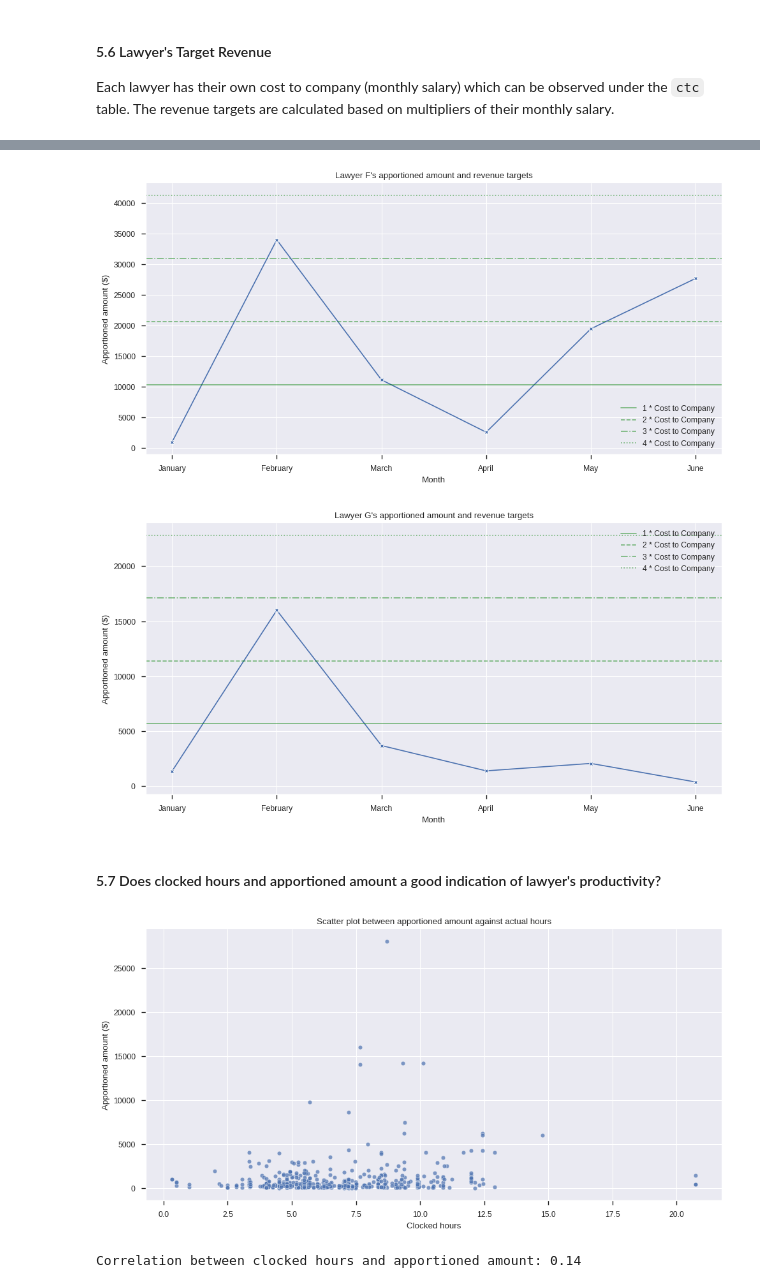
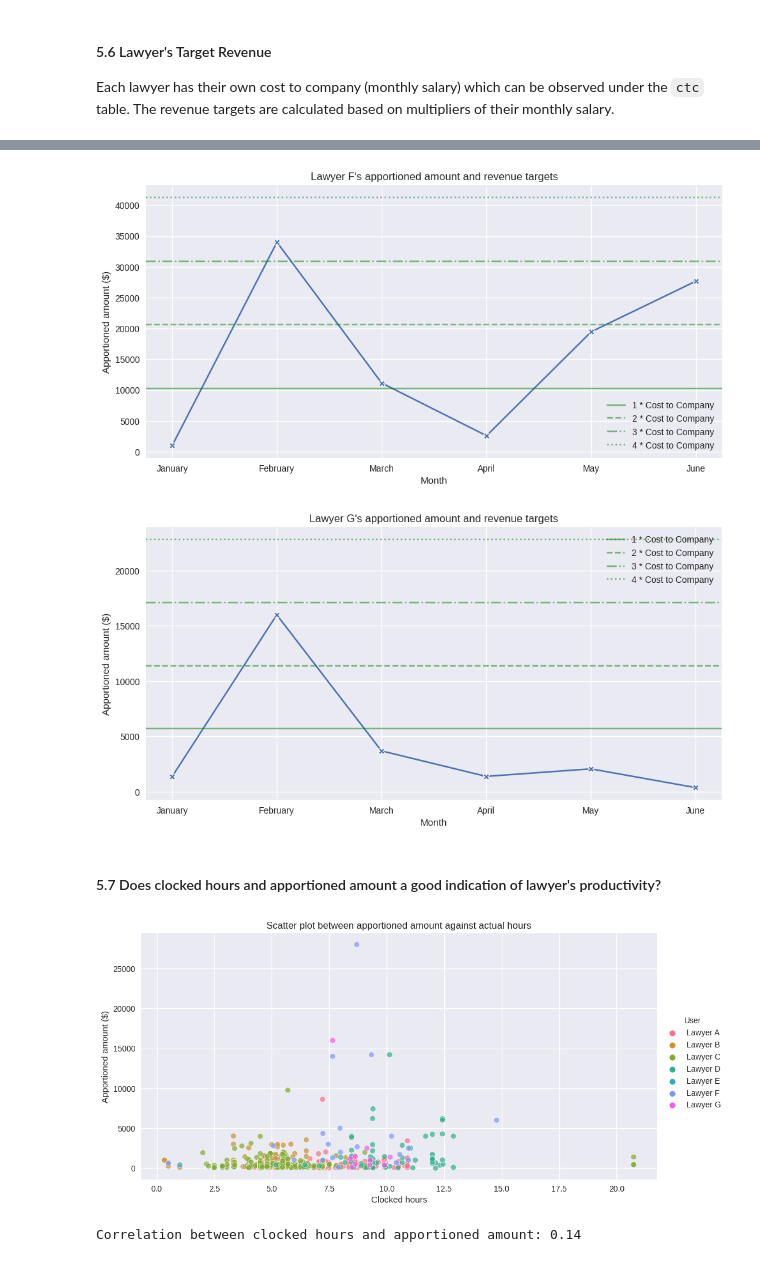
Before and after one commit to snek5/4gia-datachallenge, a Jupyter notebook: 4_gia.ipynb, the cells around one changed output, grey strips where cells are left out. Saved outputs shown, nothing was run; the diff lists cells and outputs as text; code cells hidden in the pictures.

```diff
--- a/4_gia.ipynb
+++ b/4_gia.ipynb
@@ -42,7 +42,6 @@ import seaborn as sns
 
 # Visual formats
 plt.style.use('seaborn')
-sns.set_context('paper')
 # %%
 # Importing the data from xlsx files using pandas
 apportionment = pd.read_excel('data.xlsx', sheet_name = 'Apportionment', parse_dates = True)
@@ -615,37 +648,38 @@ kpiplot(e_kpi, 7320, 'E')
 # %%
 kpiplot(f_kpi, 10308.75, 'F')
 # %% [output]
-[figure, old version]
+[figure, new version]
 # %%
 kpiplot(g_kpi, 5699.43, 'G')
 # %% [output]
-[figure, old version]
+[figure, new version]
 # %% [markdown]
 #### 5.7 Does clocked hours and apportioned amount a good indication of lawyer's productivity?
 # %%
 """ Correlation between clocked hour and apportioned amount """ # double check the join
 # Merging apportionment table and hours table to investigate relationship between clocked hours and apportioned amount
 apportionment_hours = apportionment.merge(hours, left_on = ['Date of Invoice', 'User'], right_on = ['Date', 'User/Full Name'], how = 'outer', suffixes = ['_a','_h'])
 
 # Dropping redudant columns
 apportionment_hours = apportionment_hours.drop(['Date', 'User/Full Name'], axis = 1)
 
 # Renaming the column Date of Invoice to Date
 apportionment_hours['Date'] = pd.to_datetime(apportionment_hours['Date of Invoice'])
 
 # Scatter plot between final apportioned amount and actual hours
 sns.relplot(data = apportionment_hours,
             y = 'Final Apportioned Amount',
             x = 'Actual Hours',
             aspect = 2,
             kind = 'scatter',
+            hue = 'User',
             alpha = 0.7)
 plt.title('Scatter plot between apportioned amount against actual hours')
 plt.xlabel('Clocked hours')
 plt.ylabel('Apportioned amount ($)')
 plt.show()
 # %% [output]
-[figure, old version]
+[figure, new version]
 # %%
 # Correlation between final apportioned amount and actual hours
 print('Correlation between clocked hours and apportioned amount: ' + str(round(apportionment_hours['Final Apportioned Amount'].corr(apportionment_hours['Actual Hours']),2)))
```
Also changed, not shown: parts of 23 cells of this notebook.
